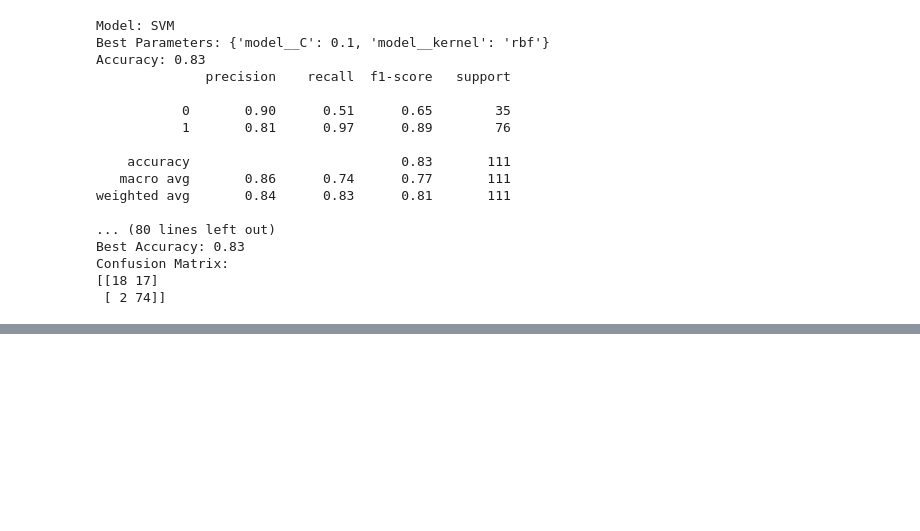
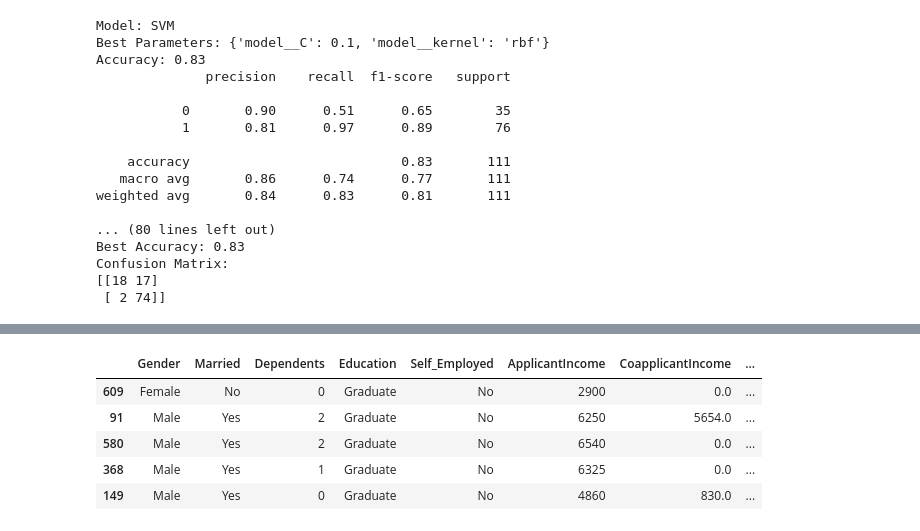
Before and after one commit to gusti02/Eligibility-Prediction-for-Loan, a Jupyter notebook: Loan.ipynb, the cells around one changed output, grey strips where cells are left out. Drawn from its saved outputs; the diff is of its cells as text; code cells hidden in the pictures; blank space fills up the shorter version.

Commit message:
menambahkan perbandingan data actual

```diff
--- a/Loan.ipynb
+++ b/Loan.ipynb
@@ -360,0 +381,14 @@ Confusion Matrix:
+# %%
+y_pred_test = best_model.predict(X_test)
+# %%
+assume_new_data = pd.DataFrame(data=X_test, columns=X_test.columns)
+assume_new_data["Actual"] = y_test
+assume_new_data["Prediction"] = y_pred_test
+assume_new_data.head()
+# %% [output]
+|  | Gender | Married | Dependents | Education | Self_Employed | ApplicantIncome | CoapplicantIncome | ... |
+| 609 | Female | No | 0 | Graduate | No | 2900 | 0.0 | ... |
+| 91 | Male | Yes | 2 | Graduate | No | 6250 | 5654.0 | ... |
+| 580 | Male | Yes | 2 | Graduate | No | 6540 | 0.0 | ... |
+| 368 | Male | Yes | 1 | Graduate | No | 6325 | 0.0 | ... |
+| 149 | Male | Yes | 0 | Graduate | No | 4860 | 830.0 | ... |
```
Also changed, not shown: parts of 3 cells of this notebook, 4 other files.
